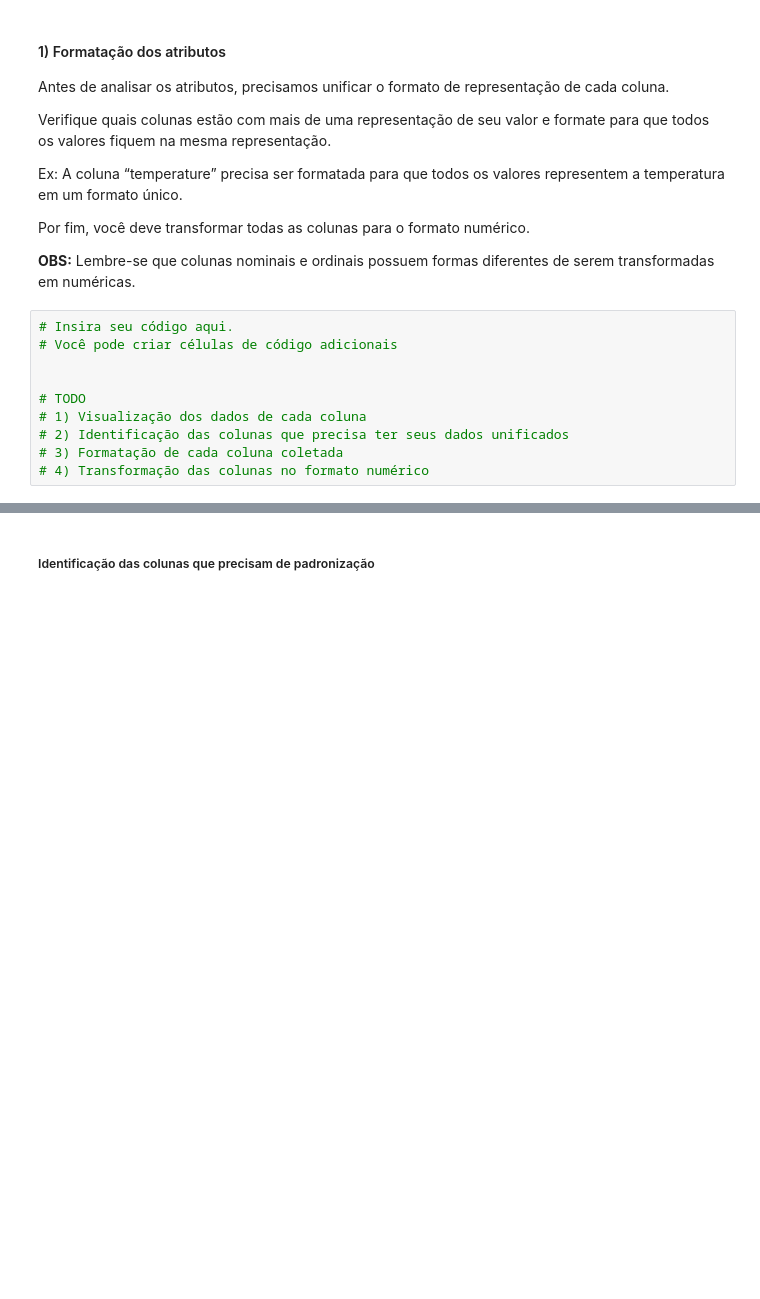
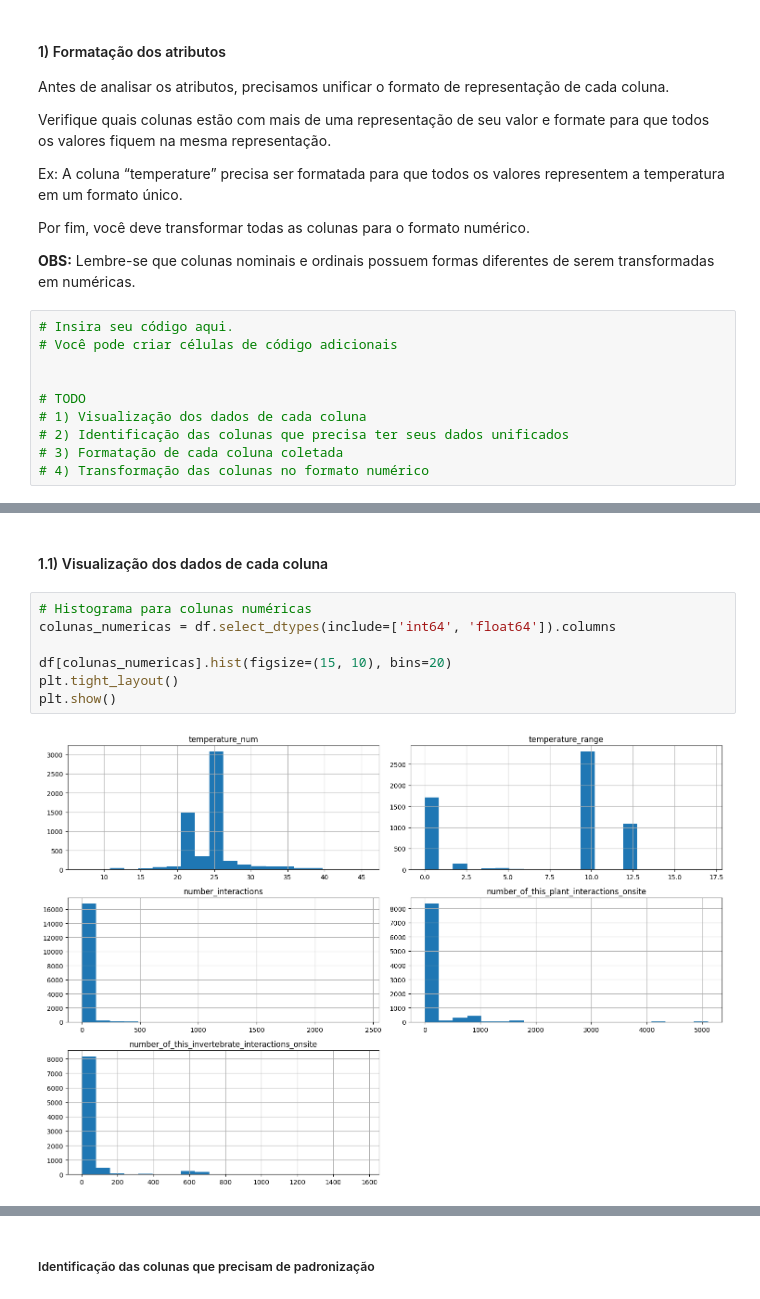
Before and after one commit to marcellsa/pucrs-trabalhos-academicos, a Jupyter notebook: 2025.2-machine-learning-i/projeto-machine-learning-1/notebooks/ML_Fase1.ipynb, the cells around one changed output, grey strips where cells are left out. Saved outputs shown, nothing was run; the diff lists cells and outputs as text; blank space fills up the shorter version.

```diff
--- a/2025.2-machine-learning-i/projeto-machine-learning-1/notebooks/ML_Fase1.ipynb
+++ b/2025.2-machine-learning-i/projeto-machine-learning-1/notebooks/ML_Fase1.ipynb
@@ -140,0 +171,11 @@ Por fim, você deve transformar todas as colunas para o formato numérico.
+# %% [markdown]
+#### 1.1) Visualização dos dados de cada coluna
+# %%
+# Histograma para colunas numéricas
+colunas_numericas = df.select_dtypes(include=['int64', 'float64']).columns
+
+df[colunas_numericas].hist(figsize=(15, 10), bins=20)
+plt.tight_layout()
+plt.show()
+# %% [output]
+[figure, added]
```
Also changed, not shown: parts of 48 cells of this notebook.
